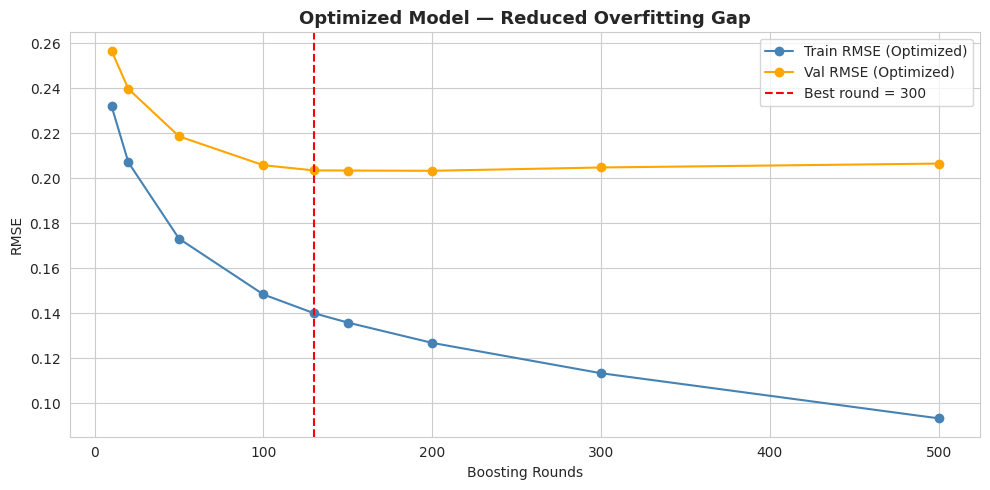
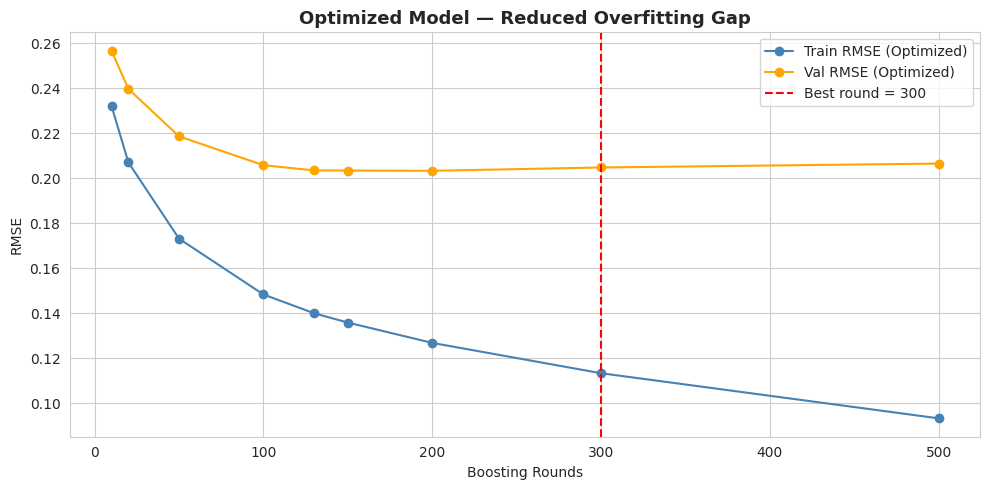
The change to this notebook cell's code, shown as a diff; its figure went from the first image to the second:
--- before
+++ after
@@ -20,5 +20,5 @@
 plt.plot(opt_df['Boosting Rounds'], opt_df['Val RMSE'],
          marker='o', label='Val RMSE (Optimized)', color='orange')
-plt.axvline(130, color='red', linestyle='--', label='Best round = 300')
+plt.axvline(300, color='red', linestyle='--', label='Best round = 300')
 plt.title('Optimized Model — Reduced Overfitting Gap', fontsize=13, fontweight='bold')
 plt.xlabel('Boosting Rounds')

Commit: Created using Colab